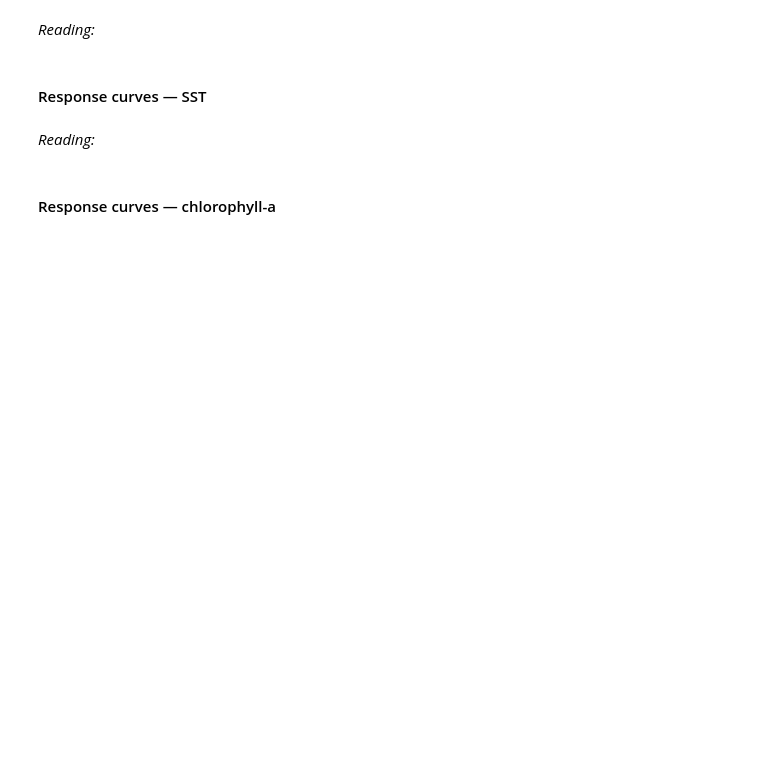
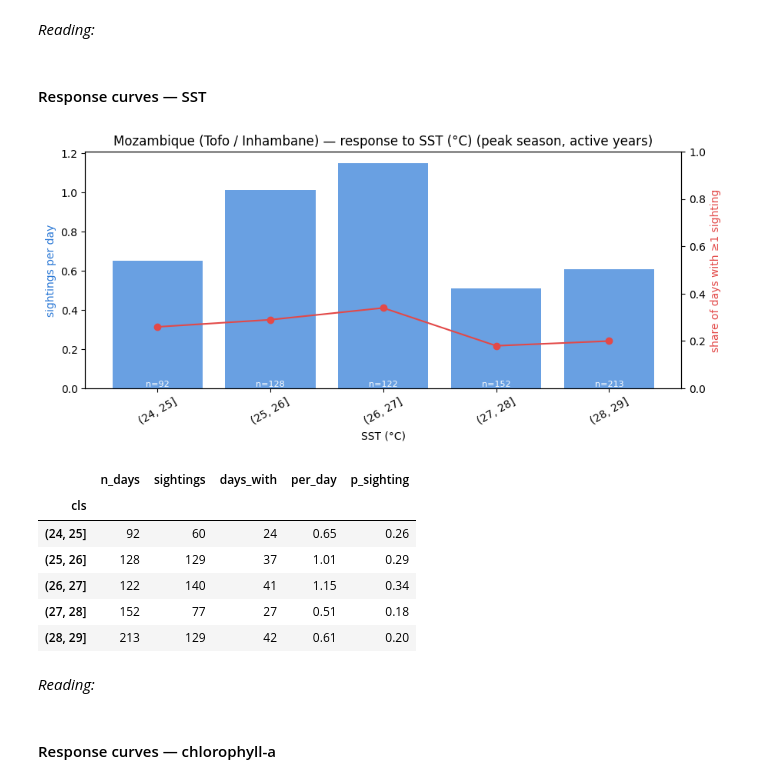
Before and after one commit to Patrick190508/whaleshark-mafia-island, a Jupyter notebook: notebooks/Daily_EDA_Peak_Season.ipynb, the cells around one changed output. Drawn from its saved outputs; the diff is of its cells as text; code cells hidden in the pictures; blank space fills up the shorter version.

```diff
--- a/notebooks/Daily_EDA_Peak_Season.ipynb
+++ b/notebooks/Daily_EDA_Peak_Season.ipynb
@@ -557,6 +562,17 @@ year_plots(s)
 *Reading:*
 # %% [markdown]
 #### Response curves — SST
+# %%
+response_curve(s, 'sst', [24, 25, 26, 27, 28, 29], 'SST (°C)')
+# %% [output]
+[figure, added]
+|  | n_days | sightings | days_with | per_day | p_sighting |
+| cls |  |  |  |  |  |
+| (24, 25] | 92 | 60 | 24 | 0.65 | 0.26 |
+| (25, 26] | 128 | 129 | 37 | 1.01 | 0.29 |
+| (26, 27] | 122 | 140 | 41 | 1.15 | 0.34 |
+| (27, 28] | 152 | 77 | 27 | 0.51 | 0.18 |
+| (28, 29] | 213 | 129 | 42 | 0.61 | 0.20 |
 # %% [markdown]
 *Reading:*
 # %% [markdown]
```
Also changed, not shown: parts of 6 cells of this notebook.
